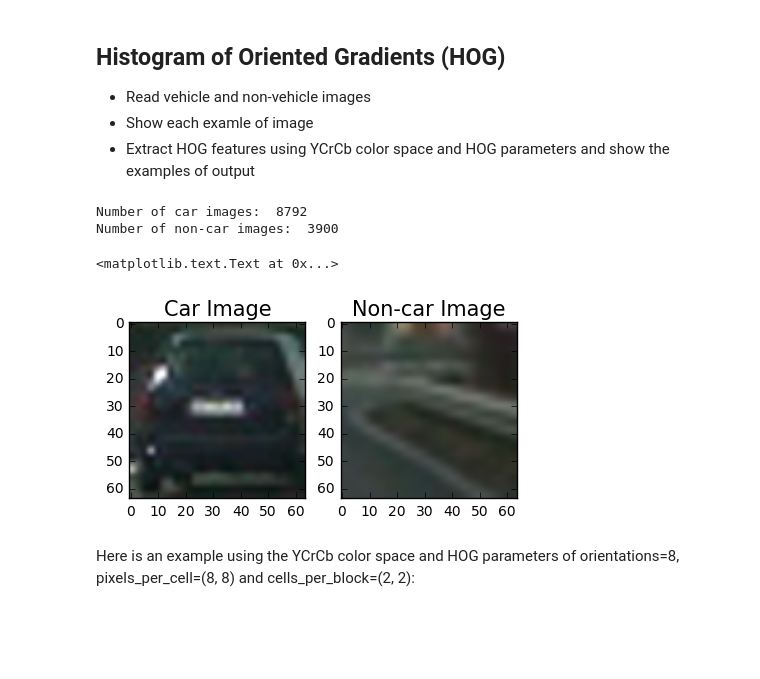
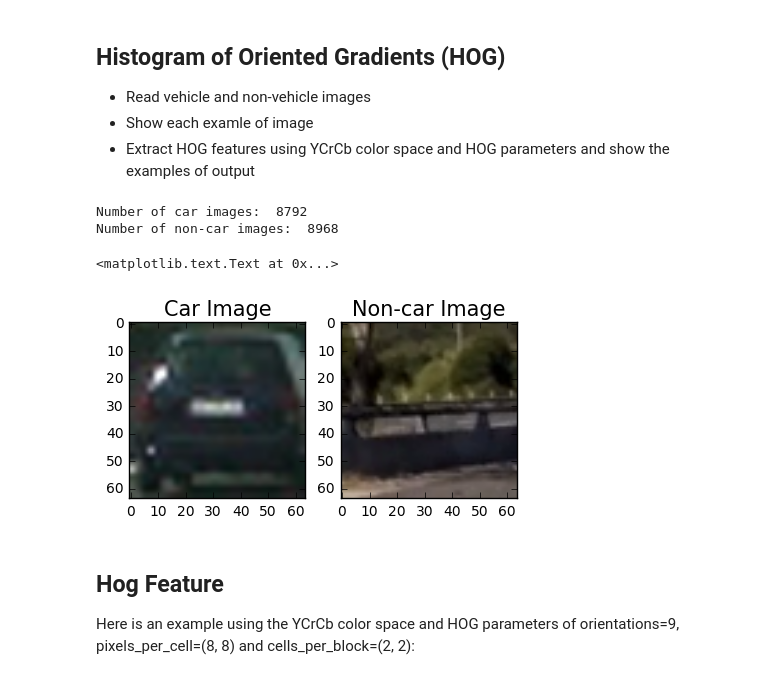
Before and after one commit to kazpot/UDACITY_Vehicle_Detection, a Jupyter notebook: p5_submit.ipynb, the cells around one changed output. Drawn from its saved outputs; the diff is of its cells as text; code cells hidden in the pictures; blank space fills up the shorter version.

```diff
--- a/p5_submit.ipynb
+++ b/p5_submit.ipynb
@@ -31,25 +31,23 @@ cell_per_block = 2
 # %%
 car_files = glob.glob('/home/kazuhiro/TrainingImage_UDACITY/vehicles/*/*.png')
-noncar_files = glob.glob('/home/kazuhiro/TrainingImage_UDACITY/non-vehicles/GTI/image*.png')
+noncar_files = glob.glob('/home/kazuhiro/TrainingImage_UDACITY/non-vehicles/*/*.png')
 
 print("Number of car images: ",len(car_files))
 print("Number of non-car images: ",len(noncar_files))
 
 img_car = mpimg.imread(car_files[0])
 img_noncar = mpimg.imread(noncar_files[0])
 
 f, (ax1, ax2) = plt.subplots(1, 2, figsize=(5,2.5))
 ax1.imshow(img_car)
 ax1.set_title('Car Image',fontsize=15)
 ax2.imshow(img_noncar)
 ax2.set_title('Non-car Image', fontsize=15)
 # %% [output]
 Number of car images:  8792
-Number of non-car images:  3900
+Number of non-car images:  8968
 <matplotlib.text.Text at 0x...>
-[figure, old version]
+[figure, new version]
-# %% [markdown]
-Here is an example using the YCrCb color space and HOG parameters of orientations=8, pixels_per_cell=(8, 8) and cells_per_block=(2, 2):
 # %%
 def get_hog_features(img, orient, pix_per_cell, cell_per_block, vis=False, feature_vec=True):
     # Call with two outputs if vis==True
@@ -68,4 +66,7 @@ def get_hog_features(img, orient, pix_per_cell, cell_per_block, vis=False, featu
                        transform_sqrt=False,
                        visualise=vis, feature_vector=feature_vec)
         return features
+# %% [markdown]
+## Hog Feature
+Here is an example using the YCrCb color space and HOG parameters of orientations=9, pixels_per_cell=(8, 8) and cells_per_block=(2, 2):
 # %%
```
Also changed, not shown: parts of 16 cells of this notebook, 5 other files.
